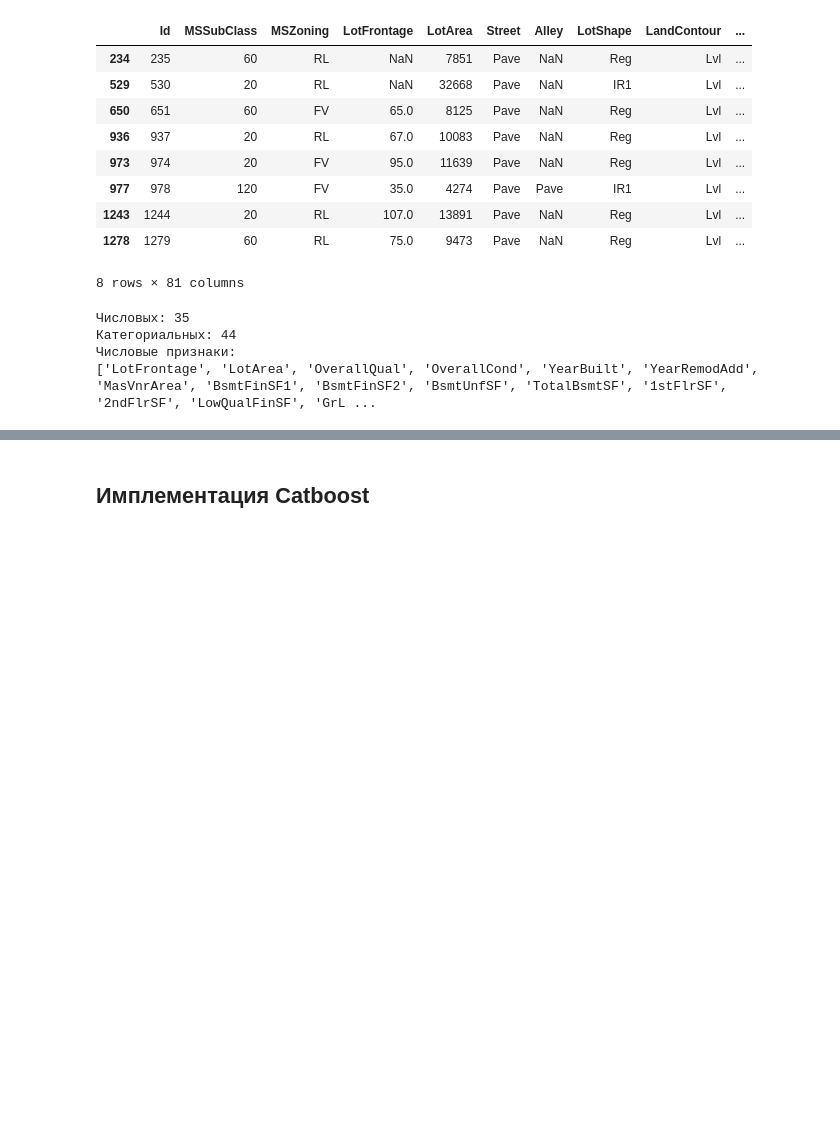
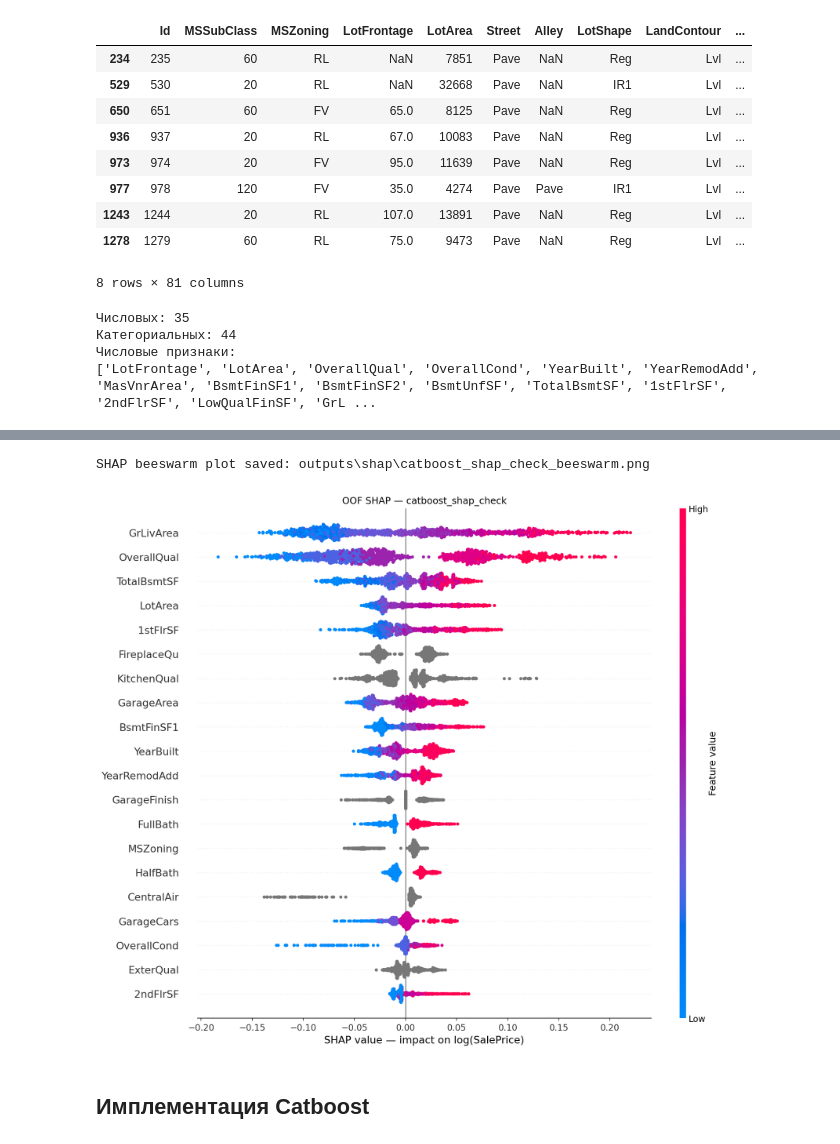
Before and after one commit to AntonUkhabin/House_Prices_Kaggle, a Jupyter notebook: draft.ipynb, the cells around one changed output, grey strips where cells are left out. Cells and saved outputs as stored; diff of their text form; code cells hidden in the pictures; blank space fills up the shorter version.

```diff
--- a/draft.ipynb
+++ b/draft.ipynb
@@ -128,2 +504,16 @@ print(numerical_cols)
+# %%
+import importlib
+
+import src.shap_analysis as shap_module
+
+from IPython.display import Image, display
+
+importlib.reload(shap_module)
+
+plot_path = shap_module.save_shap_beeswarm_plot(shap_result, check_config)
+display(Image(filename=str(plot_path)))
+# %% [output]
+SHAP beeswarm plot saved: outputs\shap\catboost_shap_check_beeswarm.png
+[figure, added]
 # %% [markdown]
 ## Имплементация Catboost
```
Also changed, not shown: parts of 12 cells of this notebook, 4 other files.
